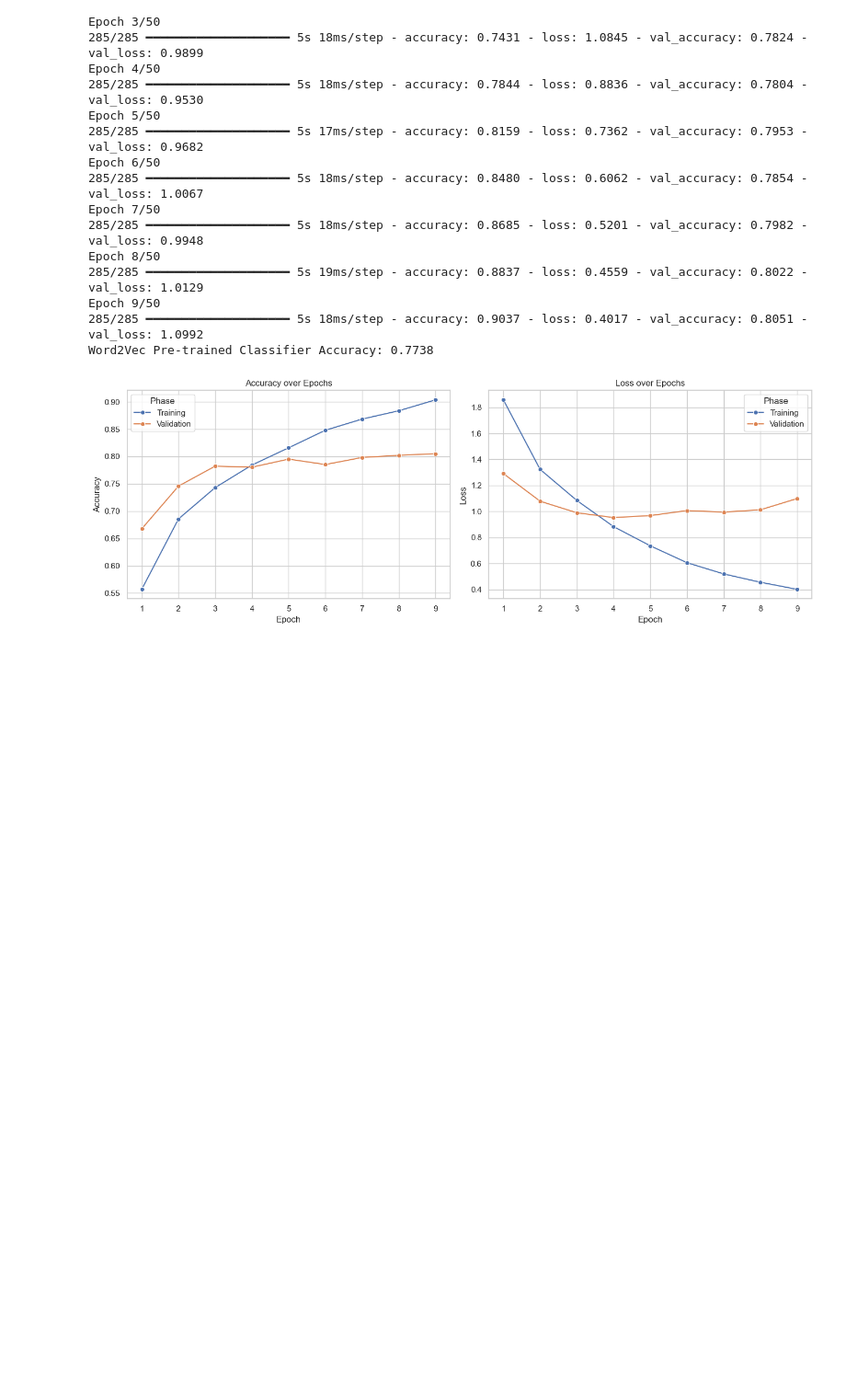
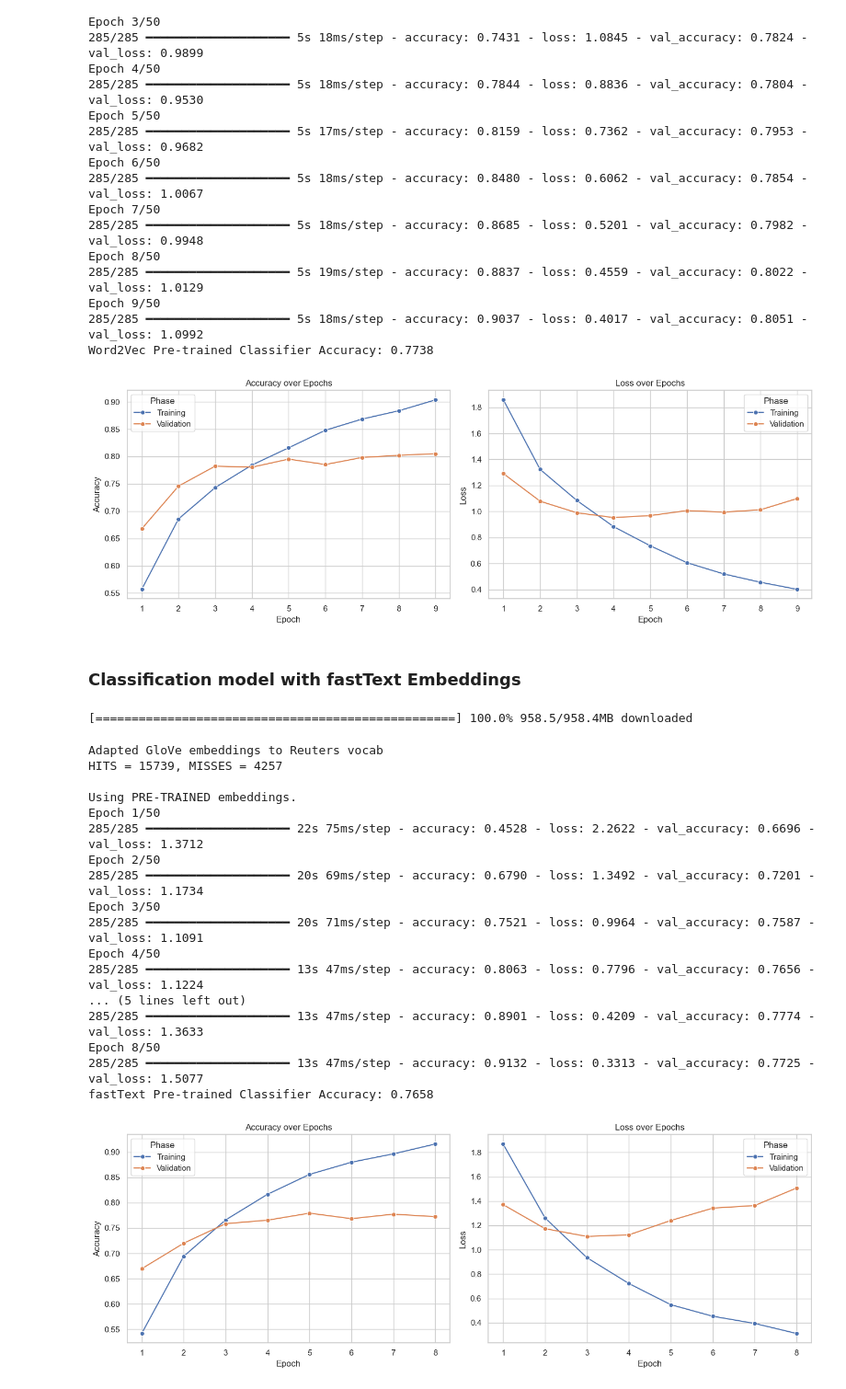
Before and after one commit to daniiprietoo/LM-project, a Jupyter notebook: LM_Practice.ipynb, the cells around one changed output. Shown at 92% size. Cells and saved outputs as stored; diff of their text form; code cells hidden in the pictures; blank space fills up the shorter version.

Commit message:
fasttext added

```diff
--- a/LM_Practice.ipynb
+++ b/LM_Practice.ipynb
@@ -508,9 +510,8 @@ def build_classifier(
         embeds = layers.Embedding(
             input_dim=embeddings_matrix.shape[0],
             output_dim=embeddings_matrix.shape[1],
-            weights=[embeddings_matrix],
+            embeddings_initializer=keras.initializers.Constant(embeddings_matrix),
             trainable=trainable,  # Experiment with True vs False
-            input_length=MAX_LEN,
         )(inputs)
     else:
         print("Using RANDOM (scratch) embeddings.")
@@ -537,7 +538,6 @@ def build_classifier(
     )
     return model
 
-
 def get_classifier_callbacks(model_path: str, patience: int = 5):
     early_stopping = keras.callbacks.EarlyStopping(
         monitor="val_loss", patience=5, restore_best_weights=True
@@ -1006,3 +1012,63 @@ Epoch 9/50
 285/285 ━━━━━━━━━━━━━━━━━━━━ 5s 18ms/step - accuracy: 0.9037 - loss: 0.4017 - val_accuracy: 0.8051 - val_loss: 1.0992
 Word2Vec Pre-trained Classifier Accuracy: 0.7738
 [figure]
+# %% [markdown]
+### Classification model with fastText Embeddings
+# %%
+fasttext_model = gsm.load("fasttext-wiki-news-subwords-300")
+# %% [output]
+[==================================================] 100.0% 958.5/958.4MB downloaded
+# %%
+# Adapt the fastText embeddings to the Reuters vocabulary
+fasttext_adapted_embeddings = adapt_gensim_to_reuters_embeddings(
+    fasttext_model,
+    word_index_reuters,
+    embed_dim=300,  # fastText model has 300 dimensions
+    num_words=VOCAB_SIZE,
+    index_from=INDEX_FROM,
+)
+
+# Build the classifier with the adapted embeddings
+fasttext_classifier_model = build_classifier(
+    embeddings_matrix=fasttext_adapted_embeddings,
+    trainable=False,  # Using them as static features
+    num_classes=NUM_CLASSES,
+    max_len=MAX_LEN,
+    vocab_size=VOCAB_SIZE,
+)
+
+# Define callbacks and train the model
+callbacks = get_classifier_callbacks("models/classifier_fasttext_pretrained.keras", 5)
+history_fasttext = fasttext_classifier_model.fit(
+    x_train,
+    y_train,
+    epochs=50,
+    batch_size=32,
+    validation_split=0.1,
+    callbacks=callbacks,
+    verbose=1,
+)
+
+# Evaluate and plot the results
+test_loss, test_acc = fasttext_classifier_model.evaluate(x_test, y_test, verbose=0)
+print(f"fastText Pre-trained Classifier Accuracy: {test_acc:.4f}")
+plot_keras_history(history_fasttext, metrics=["accuracy", "loss"])
+# %% [output]
+Adapted GloVe embeddings to Reuters vocab
+HITS = 15739, MISSES = 4257
+
+Using PRE-TRAINED embeddings.
+Epoch 1/50
+285/285 ━━━━━━━━━━━━━━━━━━━━ 22s 75ms/step - accuracy: 0.4528 - loss: 2.2622 - val_accuracy: 0.6696 - val_loss: 1.3712
+Epoch 2/50
+285/285 ━━━━━━━━━━━━━━━━━━━━ 20s 69ms/step - accuracy: 0.6790 - loss: 1.3492 - val_accuracy: 0.7201 - val_loss: 1.1734
+Epoch 3/50
+285/285 ━━━━━━━━━━━━━━━━━━━━ 20s 71ms/step - accuracy: 0.7521 - loss: 0.9964 - val_accuracy: 0.7587 - val_loss: 1.1091
+Epoch 4/50
+285/285 ━━━━━━━━━━━━━━━━━━━━ 13s 47ms/step - accuracy: 0.8063 - loss: 0.7796 - val_accuracy: 0.7656 - val_loss: 1.1224
+... (5 lines left out)
+285/285 ━━━━━━━━━━━━━━━━━━━━ 13s 47ms/step - accuracy: 0.8901 - loss: 0.4209 - val_accuracy: 0.7774 - val_loss: 1.3633
+Epoch 8/50
+285/285 ━━━━━━━━━━━━━━━━━━━━ 13s 47ms/step - accuracy: 0.9132 - loss: 0.3313 - val_accuracy: 0.7725 - val_loss: 1.5077
+fastText Pre-trained Classifier Accuracy: 0.7658
+[figure, added]
```
Also changed, not shown: parts of 6 cells of this notebook.
